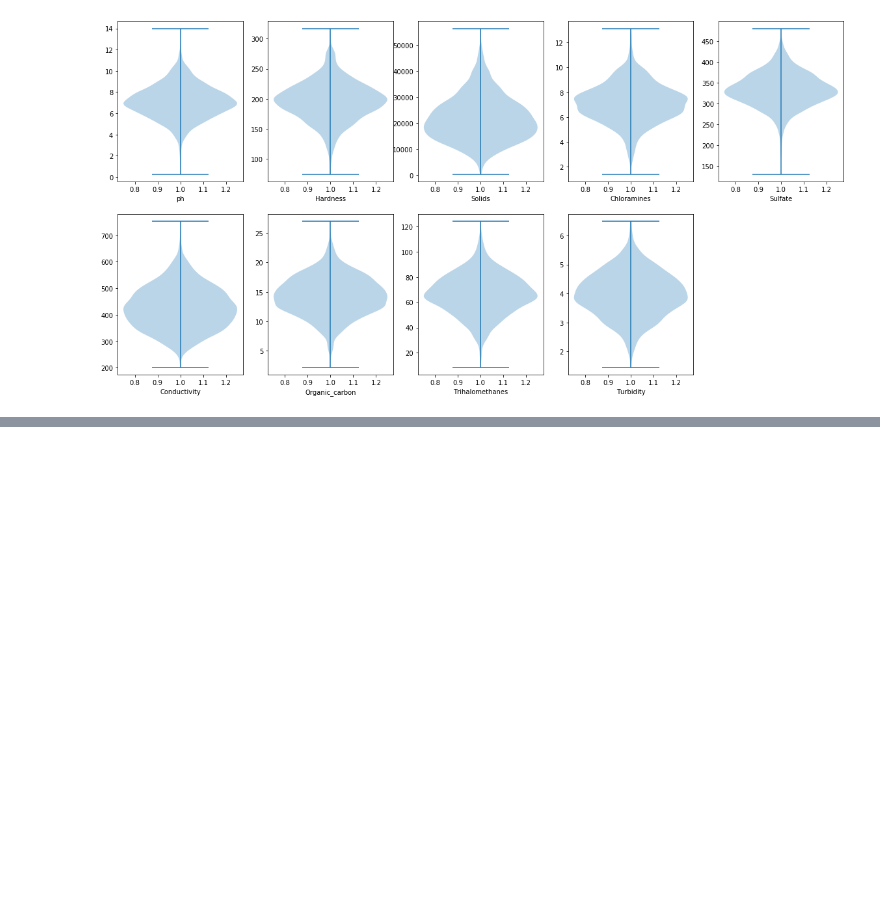
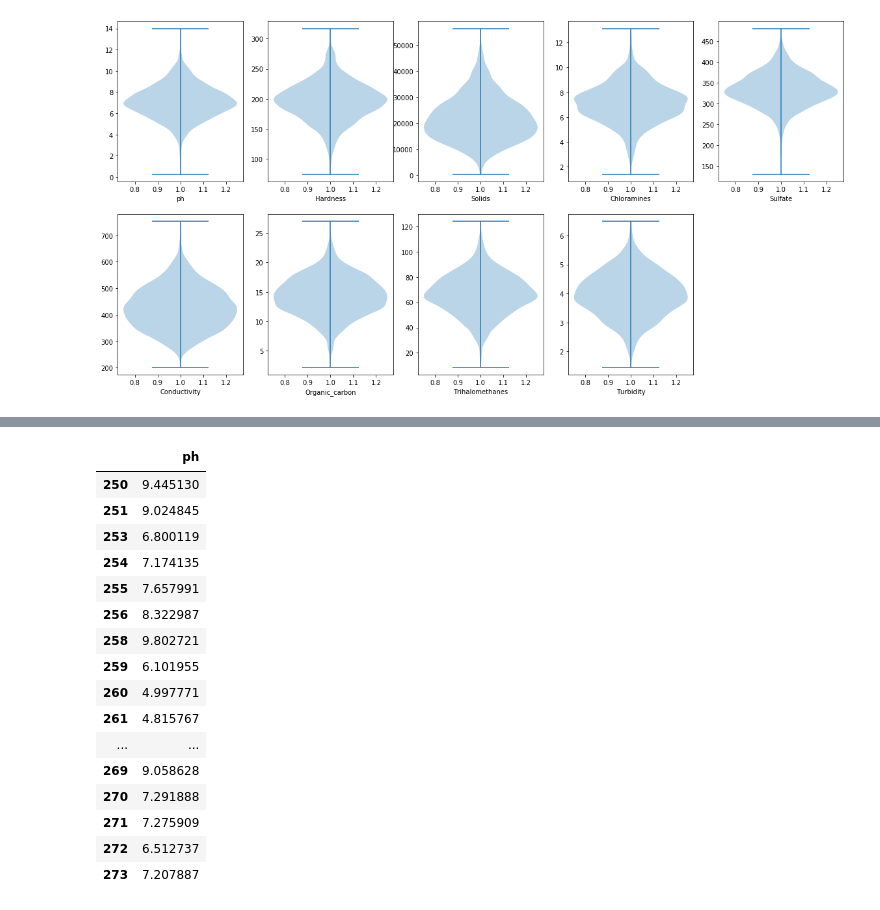
Before and after one commit to JTMalczewski/Water_Quality, a Jupyter notebook: water_analysis.ipynb, the cells around one changed output, grey strips where cells are left out. Drawn from its saved outputs; the diff is of its cells as text; code cells hidden in the pictures; blank space fills up the shorter version.

```diff
--- a/water_analysis.ipynb
+++ b/water_analysis.ipynb
@@ -137,0 +162,23 @@ for i in range(len(water_df.columns)-1):
+# %%
+anomaly=water_df.loc[water_df['anomaly_ph']==-1]
+anomaly_drinkabla = water_df.loc[water_df['Potability']==1]
+anomaly_index=list(anomaly.index)
+anomaly_drinkabla.loc[:,["ph"]].head(20)
+# %% [output]
+|  | ph |
+| 250 | 9.445130 |
+| 251 | 9.024845 |
+| 253 | 6.800119 |
+| 254 | 7.174135 |
+| 255 | 7.657991 |
+| 256 | 8.322987 |
+| 258 | 9.802721 |
+| 259 | 6.101955 |
+| 260 | 4.997771 |
+| 261 | 4.815767 |
+| ... | ... |
+| 269 | 9.058628 |
+| 270 | 7.291888 |
+| 271 | 7.275909 |
+| 272 | 6.512737 |
+| 273 | 7.207887 |
```
Also changed, not shown: parts of 1 cell of this notebook.
